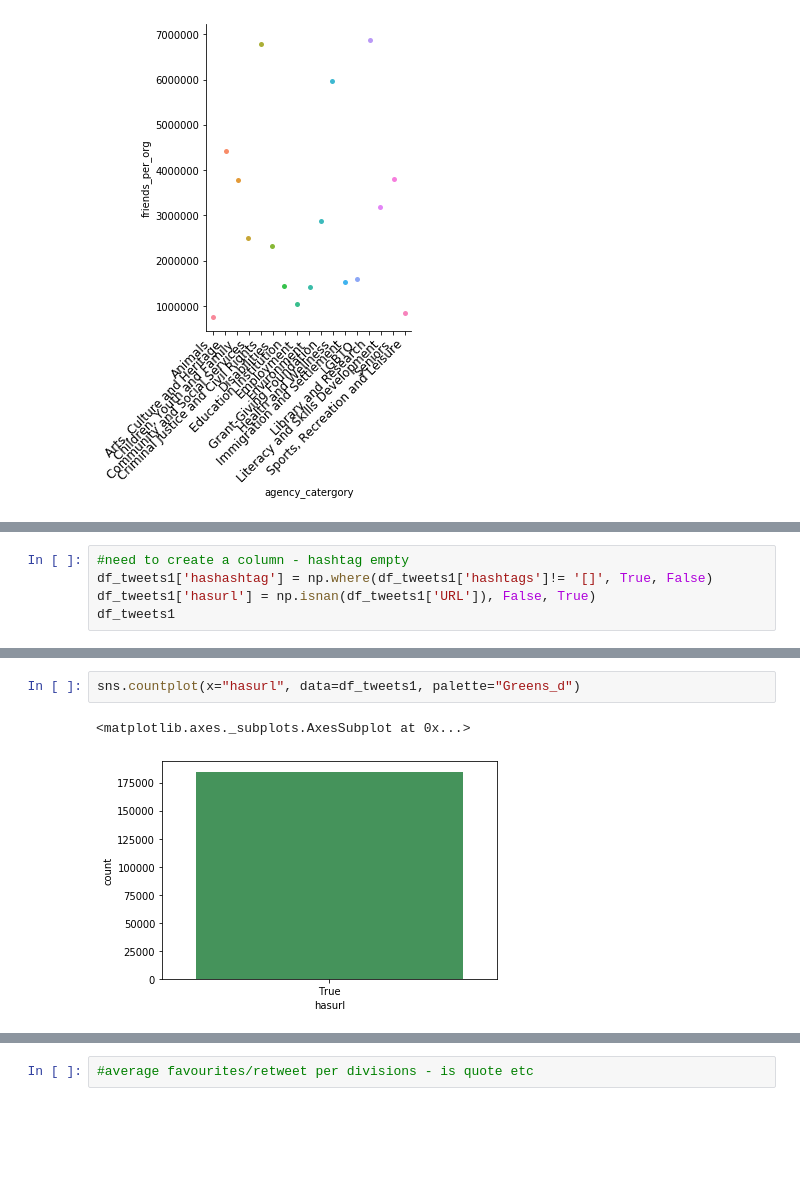
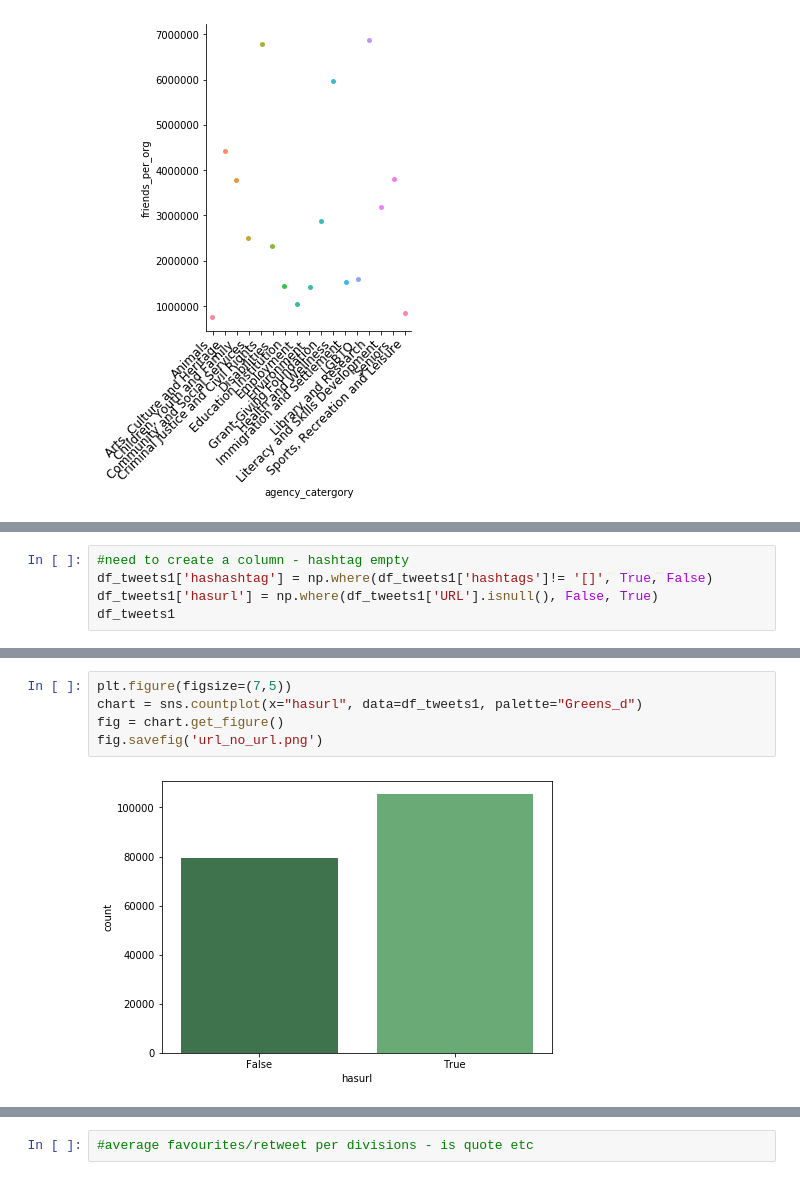
Before and after one commit to douglas-thoms/Datathon-2021-10-16, a Jupyter notebook: Douglas EDA.ipynb, the cells around one changed output, grey strips where cells are left out. Drawn from its saved outputs; the diff is of its cells as text; blank space fills up the shorter version.

```diff
--- a/Douglas EDA.ipynb
+++ b/Douglas EDA.ipynb
@@ -165,6 +199,6 @@ df_tweets1 = tweets1
 # %%
 #need to create a column - hashtag empty
 df_tweets1['hashashtag'] = np.where(df_tweets1['hashtags']!= '[]', True, False)
-df_tweets1['hasurl'] = np.isnan(df_tweets1['URL']), False, True)
+df_tweets1['hasurl'] = np.where(df_tweets1['URL'].isnull(), False, True)
 df_tweets1
 # %% [output]
@@ -192,6 +246,8 @@ sns.countplot(x="is_retweet", data=df_tweets1, palette="Greens_d")
 # %%
-sns.countplot(x="hasurl", data=df_tweets1, palette="Greens_d")
+plt.figure(figsize=(7,5))
+chart = sns.countplot(x="hasurl", data=df_tweets1, palette="Greens_d")
+fig = chart.get_figure()
+fig.savefig('url_no_url.png')
 # %% [output]
-<matplotlib.axes._subplots.AxesSubplot at 0x...>
-[figure, old version]
+[figure, new version]
 # %%
```
Also changed, not shown: parts of 21 cells of this notebook, 13 other files.
